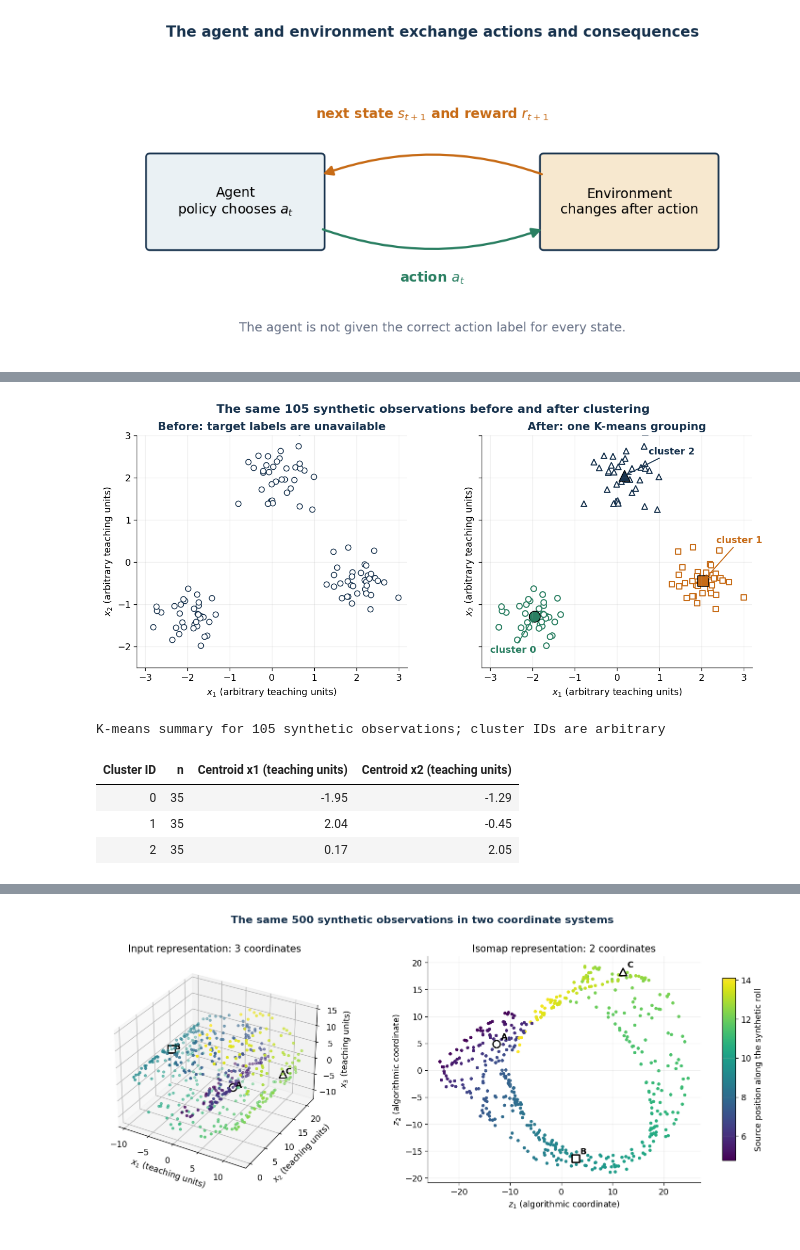
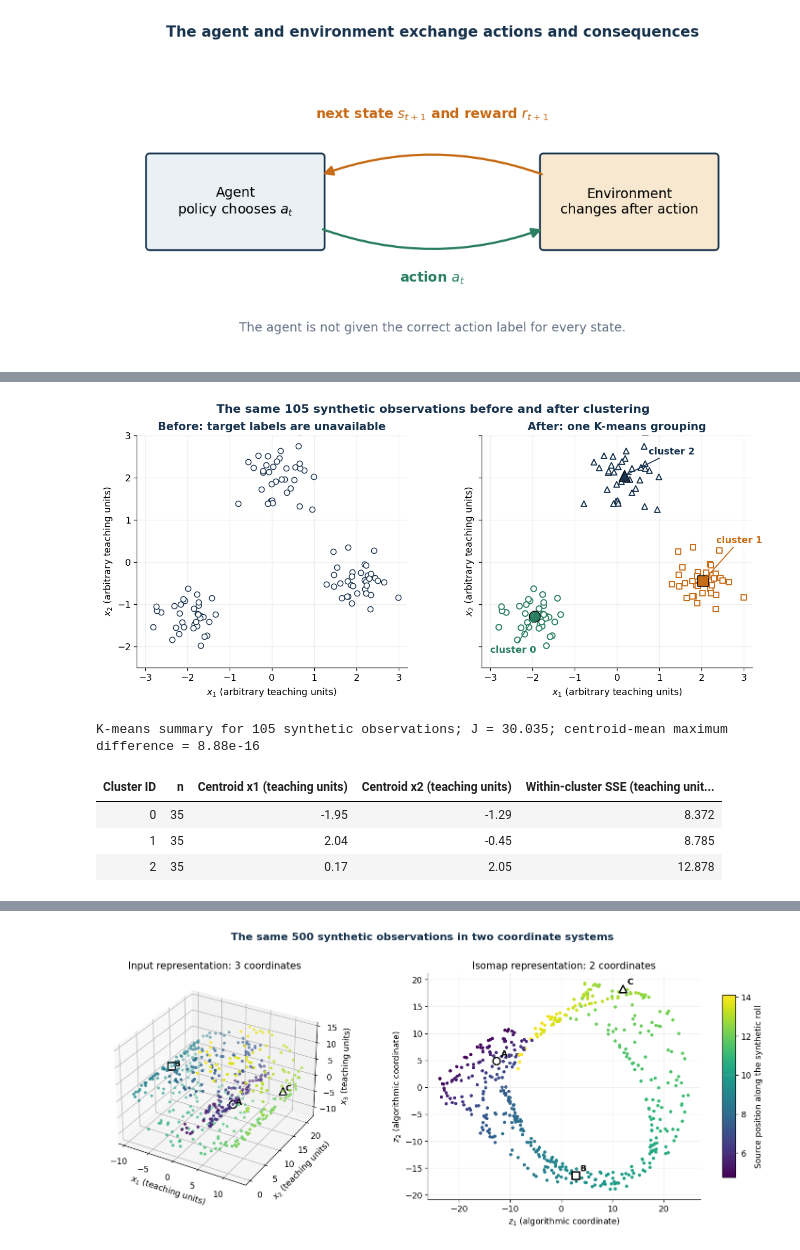
Before and after one commit to KennethWYLee/ML, a Jupyter notebook: course/ch01main.ipynb, the cells around one changed output, grey strips where cells are left out. Drawn from its saved outputs; the diff is of its cells as text; code cells hidden in the pictures.

```diff
--- a/course/ch01main.ipynb
+++ b/course/ch01main.ipynb
@@ -492,7 +611,7 @@ for step, reward, weight, contribution in zip(steps, rewards, weights, contribut
     )
 
 ax.set_xticks(steps, ["k = 0\nimmediate", "k = 1", "k = 2\nlater"])
-ax.set_ylabel("Discounted contribution")
+ax.set_ylabel("Discounted contribution (reward units)")
 ax.set_title(
     f"Discounting changes each reward's contribution; $G_t={discounted_return:.2f}$\n"
     f"(synthetic reward sequence, gamma = {gamma:.2f})",
@@ -506,14 +625,14 @@ plt.show()
 reward_table = pd.DataFrame(
     {
         "Step k": steps,
-        "Reward": rewards,
+        "Reward (reward units)": rewards,
         "Discount weight": weights,
-        "Discounted contribution": contributions,
+        "Discounted contribution (reward units)": contributions,
     }
 )
 show_table(
     reward_table,
     f"Discounted contributions for a synthetic reward sequence; gamma = {gamma:.2f}, G_t = {discounted_return:.2f}",
-    {"Reward": "{:.1f}", "Discount weight": "{:.2f}", "Discounted contribution": "{:.2f}"},
+    {"Reward (reward units)": "{:.1f}", "Discount weight": "{:.2f}", "Discounted contribution (reward units)": "{:.2f}"},
 )
 # %% [output]
@@ -542,11 +677,20 @@ The formula requires numeric feature representations and does not determine whic
 # Course-added clustering comparison.
 from sklearn.cluster import KMeans
 
-rng = np.random.default_rng(11)
+rng = np.random.default_rng(STRUCTURE_SEED)
 source_centers = np.array([[-2.0, -1.2], [0.1, 2.0], [2.1, -0.5]])
 unlabeled = np.vstack([rng.normal(center, 0.42, size=(35, 2)) for center in source_centers])
-kmeans = KMeans(n_clusters=3, n_init=20, random_state=11).fit(unlabeled)
+kmeans = KMeans(n_clusters=3, n_init=20, random_state=STRUCTURE_SEED).fit(unlabeled)
 cluster_id = kmeans.labels_
+manual_centroids = np.vstack([unlabeled[cluster_id == cluster].mean(axis=0) for cluster in range(3)])
+centroid_max_difference = np.max(np.abs(manual_centroids - kmeans.cluster_centers_))
+within_cluster_sse = np.array(
+    [
+        np.sum((unlabeled[cluster_id == cluster] - kmeans.cluster_centers_[cluster]) ** 2)
+        for cluster in range(3)
+    ]
+)
+kmeans_objective = within_cluster_sse.sum()
 
 fig, axes = plt.subplots(1, 2, figsize=(12, 5.0), sharex=True, sharey=True)
 axes[0].scatter(unlabeled[:, 0], unlabeled[:, 1], s=42, facecolors="white", edgecolors=DARK, linewidths=1.0)
@@ -569,38 +713,46 @@ for cluster, (marker, color) in enumerate(zip(markers, colors)):
         weight="bold",
         arrowprops={"arrowstyle": "->", "color": color, "linewidth": 1.2},
         bbox={"facecolor": "white", "edgecolor": "none", "alpha": 0.78, "pad": 1.0},
     )
 axes[1].set_title("After: one K-means grouping", weight="bold", color=DARK)
 
 for ax in axes:
     ax.set_xlabel("$x_1$ (arbitrary teaching units)")
     ax.set_ylabel("$x_2$ (arbitrary teaching units)")
     ax.set_xlim(-3.2, 3.2)
     ax.set_ylim(-2.5, 3.0)
     ax.set_aspect("equal", adjustable="box")
 
 fig.suptitle("The same 105 synthetic observations before and after clustering", fontsize=14, weight="bold", color=DARK)
 fig.tight_layout()
 plt.show()
 
 cluster_summary = pd.DataFrame(
     {
         "Cluster ID": np.arange(3),
         "n": [np.sum(cluster_id == cluster) for cluster in range(3)],
         "Centroid x1 (teaching units)": kmeans.cluster_centers_[:, 0],
         "Centroid x2 (teaching units)": kmeans.cluster_centers_[:, 1],
+        "Within-cluster SSE (teaching units squared)": within_cluster_sse,
     }
 )
 show_table(
     cluster_summary,
-    "K-means summary for 105 synthetic observations; cluster IDs are arbitrary",
-    {"Centroid x1 (teaching units)": "{:.2f}", "Centroid x2 (teaching units)": "{:.2f}"},
+    (
+        "K-means summary for 105 synthetic observations; "
+        f"J = {kmeans_objective:.3f}; centroid-mean maximum difference = {centroid_max_difference:.2e}"
+    ),
+    {
+        "Centroid x1 (teaching units)": "{:.2f}",
+        "Centroid x2 (teaching units)": "{:.2f}",
+        "Within-cluster SSE (teaching units squared)": "{:.3f}",
+    },
 )
 # %% [output]
 [figure]
-K-means summary for 105 synthetic observations; cluster IDs are arbitrary
+K-means summary for 105 synthetic observations; J = 30.035; centroid-mean maximum difference = 8.88e-16
-| Cluster ID | n | Centroid x1 (teaching units) | Centroid x2 (teaching units) |
-| 0 | 35 | -1.95 | -1.29 |
-| 1 | 35 | 2.04 | -0.45 |
-| 2 | 35 | 0.17 | 2.05 |
+| Cluster ID | n | Centroid x1 (teaching units) | Centroid x2 (teaching units) | Within-cluster SSE (teaching unit... |
+| 0 | 35 | -1.95 | -1.29 | 8.372 |
+| 1 | 35 | 2.04 | -0.45 | 8.785 |
+| 2 | 35 | 0.17 | 2.05 | 12.878 |
 # %% [markdown]
```
Also changed, not shown: parts of 35 cells of this notebook.
